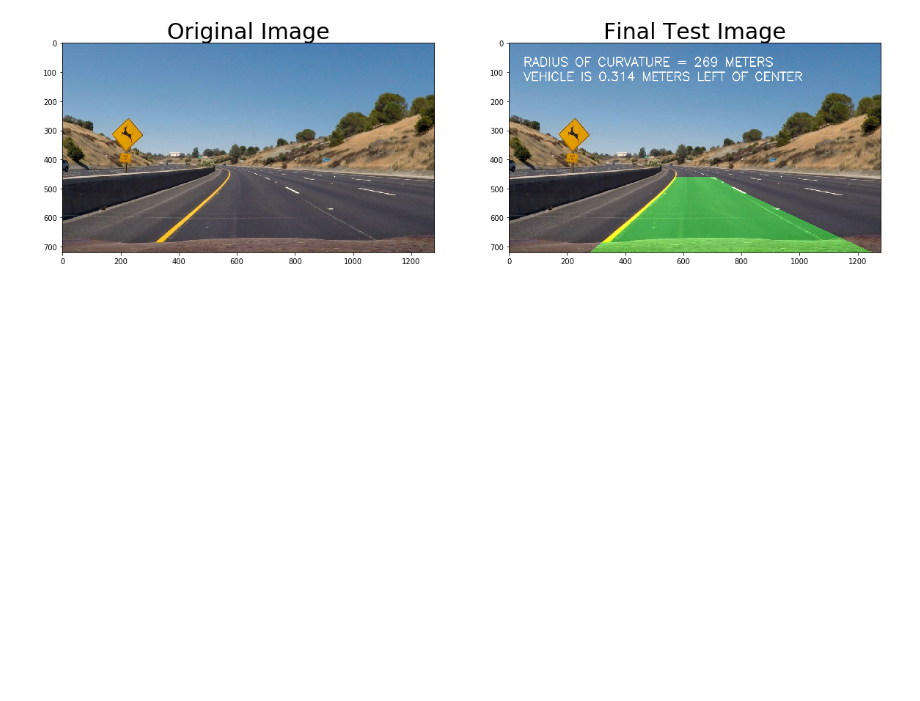
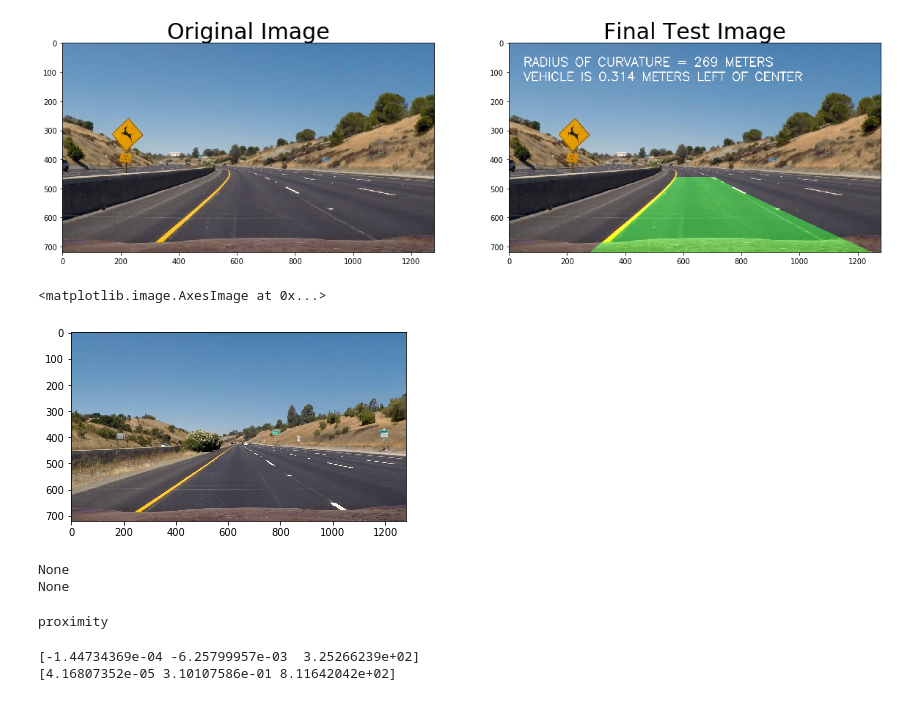
Before and after one commit to tyler-lewis-udacity/Advanced_Lane_Finding, a Jupyter notebook: P4_advanced_lane_finding.ipynb, the cells around one changed output. Saved outputs shown, nothing was run; the diff lists cells and outputs as text; code cells hidden in the pictures; blank space fills up the shorter version.

Commit message:
Global variables left_fit right_fit working correctly

```diff
--- a/P4_advanced_lane_finding.ipynb
+++ b/P4_advanced_lane_finding.ipynb
@@ -797,0 +941,30 @@ def process_images(image_names, display_results=False):
+# %%
+img = cv2.imread('test_images/straight_lines1.jpg')
+img = cv2.cvtColor(img, cv2.COLOR_BGR2RGB)
+plt.imshow(img)
+# %% [output]
+<matplotlib.image.AxesImage at 0x...>
+[figure, added]
+# %%
+global left_fit
+global right_fit
+
+print(left_fit)
+print(right_fit)
+# %% [output]
+None
+None
+# %%
+processed_img = process_image_2(img)
+# %% [output]
+proximity
+# %%
+global left_fit
+global right_fit
+
+
+print(left_fit)
+print(right_fit)
+# %% [output]
+[-1.44734369e-04 -6.25799957e-03  3.25266239e+02]
+[4.16807352e-05 3.10107586e-01 8.11642042e+02]
```
Also changed, not shown: parts of 16 cells of this notebook.
